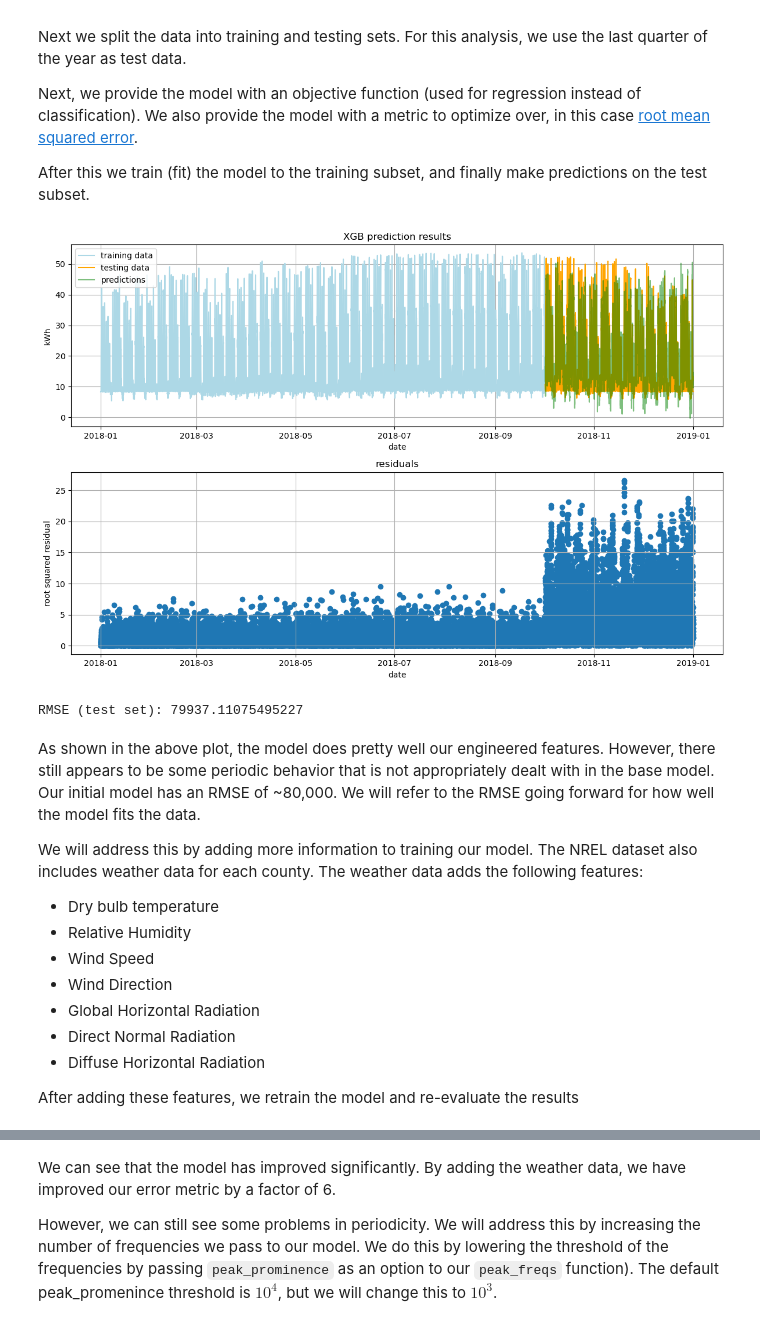
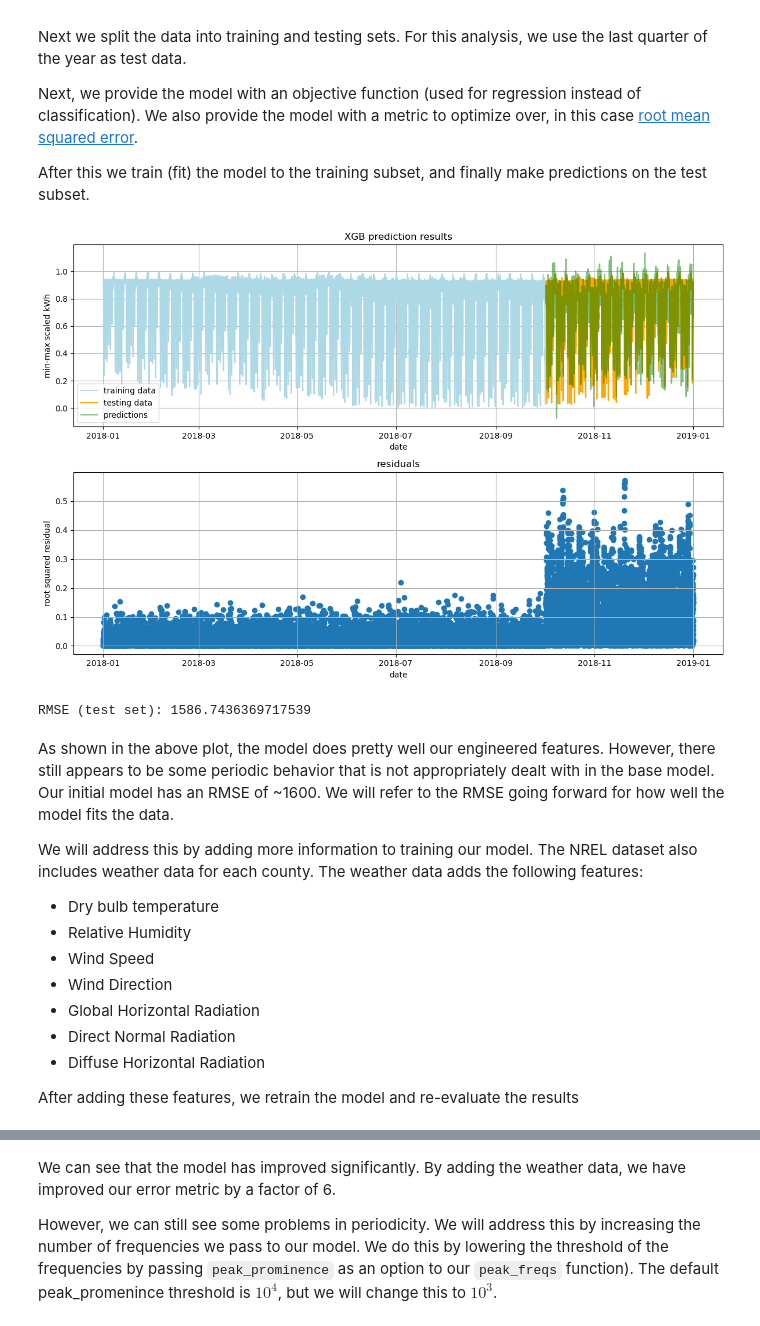
Before and after one commit to tmwlcx/load_profile_estimation, a Jupyter notebook: LP_Estimation.ipynb, the cells around one changed output, grey strips where cells are left out. Saved outputs shown, nothing was run; the diff lists cells and outputs as text; code cells hidden in the pictures.

```diff
--- a/LP_Estimation.ipynb
+++ b/LP_Estimation.ipynb
@@ -87,44 +87,45 @@ After this we train (fit) the model to the training subset, and finally make pre
 # subset data
 X = df.iloc[:,:-1]
 y = df.iloc[:,-1]
+y = (y.max() - y) / (y.max() - y.min())
 X_train, X_test, y_train, y_test = train_test_split(X, y, test_size=0.25, shuffle=False)
 train_dmatrix = xgb.DMatrix(data=X_train,label=y_train)
 test_dmatrix = xgb.DMatrix(data=X_test)
 
 # create ML model for regression with metric=rmse
 reg = xgb.XGBRegressor(objective ='reg:squarederror', eval_metric='rmse')
 # train model
 reg.fit(X_train, y_train)
 
 # plot results
 fig, ax = plt.subplots(nrows=2, ncols=1, figsize=(12,8))
 preds_os = reg.predict(X_test)
 preds_is = reg.predict(X_train)
 preds_total = reg.predict(X)
 preds = pd.DataFrame(preds_os, index=y_test.index)
 ax[0].plot(y_train, color='lightblue', label='training data')
 ax[0].plot(y_test, color='orange', label='testing data')
 ax[0].plot(preds, color='green', alpha = 0.5, label='predictions')
 ax[0].set_title('XGB prediction results')
 ax[0].set_xlabel('date')
-ax[0].set_ylabel('kWh')
+ax[0].set_ylabel('min-max scaled kWh')
 ax[0].legend()
 ax[0].grid()
 root_squared_residuals = np.sqrt((preds_total - y)**2)
 ax[1].scatter(y.index, root_squared_residuals, label = "root squared residuals")
 ax[1].set_title('residuals')
 ax[1].set_xlabel('date')
 ax[1].set_ylabel('root squared residual')
 ax[1].grid()
 plt.tight_layout()
 plt.show()
 # show metric
 print(f"RMSE (test set): {np.sum(root_squared_residuals)}")
 # %% [output]
-[figure, old version]
+[figure, new version]
-RMSE (test set): 79937.11075495227
+RMSE (test set): 1586.7436369717539
 # %% [markdown]
-As shown in the above plot, the model does pretty well our engineered features. However, there still appears to be some periodic behavior that is not appropriately dealt with in the base model. Our initial model has an RMSE of ~80,000. We will refer to the RMSE going forward for how well the model fits the data.
+As shown in the above plot, the model does pretty well our engineered features. However, there still appears to be some periodic behavior that is not appropriately dealt with in the base model. Our initial model has an RMSE of ~1600. We will refer to the RMSE going forward for how well the model fits the data.
 
 We will address this by adding more information to training our model. The NREL dataset also includes weather data for each county. The weather data adds the following features:
  * Dry bulb temperature
```
Also changed, not shown: parts of 3 cells of this notebook.
